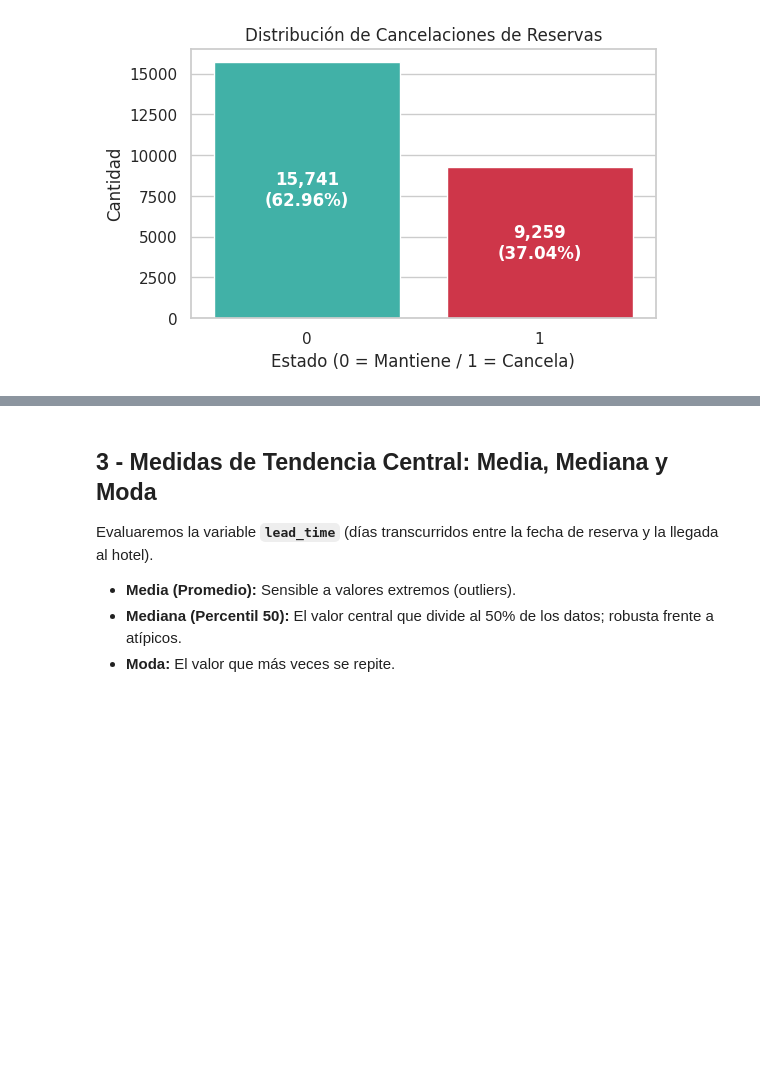
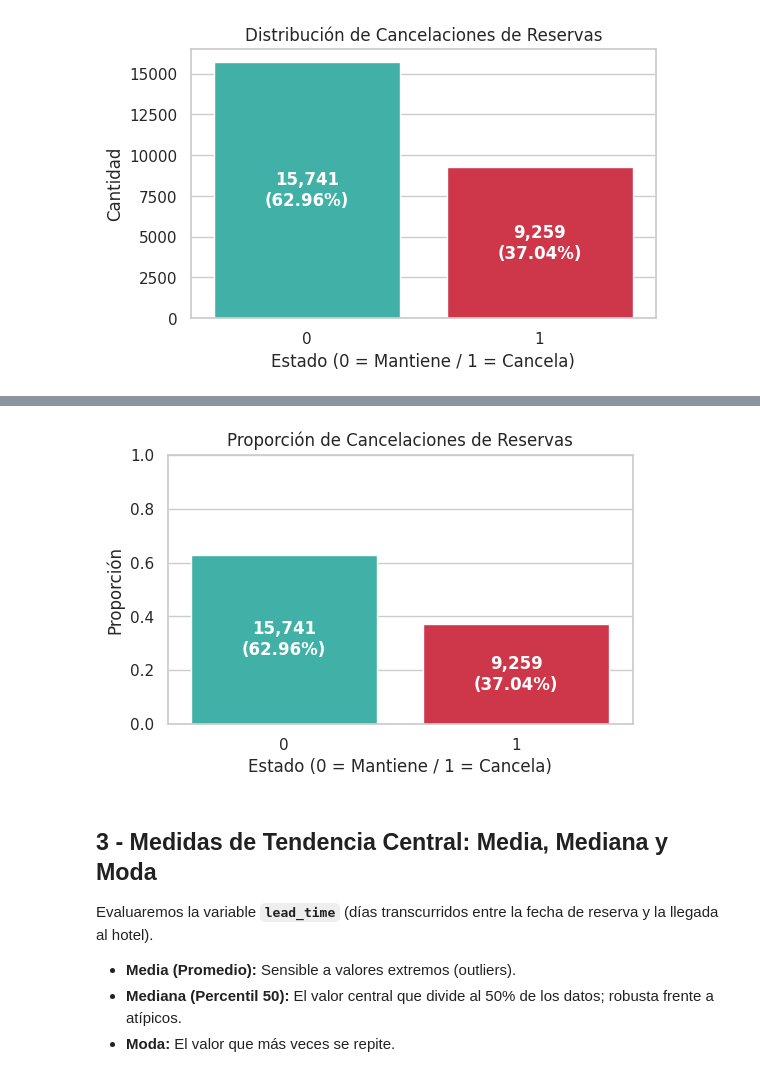
Before and after one commit to manfredialdo/iad-tpi01, a Jupyter notebook: tpi01.ipynb, the cells around one changed output, grey strips where cells are left out. Cells and saved outputs as stored; diff of their text form; code cells hidden in the pictures; blank space fills up the shorter version.

```diff
--- a/tpi01.ipynb
+++ b/tpi01.ipynb
@@ -173,3 +202,32 @@ plt.show()
+# %%
+plt.figure(figsize=(6, 3.5))
+# Dibujamos las barras escaladas a proporciones (0 a 1)
+ax = sns.barplot(
+    x=df['is_canceled'].value_counts(normalize=True).index,
+    y=df['is_canceled'].value_counts(normalize=True).values,
+    hue=df['is_canceled'].value_counts(normalize=True).index,
+    palette=['#2ec4b6', '#e71d36'],
+    legend=False
+)
+
+counts = df['is_canceled'].value_counts()
+total = len(df)
+
+for i, p in enumerate(ax.patches):
+    height = p.get_height()
+    count_val = counts.iloc[i]
+    percentage = f'{100 * height:.2f}%'
+    ax.annotate(f'{count_val:,}\n({percentage})',
+                (p.get_x() + p.get_width() / 2., height / 2),
+                ha='center', va='center', color='white', fontweight='bold')
+
+plt.title('Proporción de Cancelaciones de Reservas')
+plt.xlabel('Estado (0 = Mantiene / 1 = Cancela)')
+plt.ylabel('Proporción')
+plt.ylim(0, 1)
+plt.show()
+# %% [output]
+[figure, added]
 # %% [markdown]
 ## 3 - Medidas de Tendencia Central: Media, Mediana y Moda
 Evaluaremos la variable **`lead_time`** (días transcurridos entre la fecha de reserva y la llegada al hotel).
```
Also changed, not shown: parts of 7 cells of this notebook.
